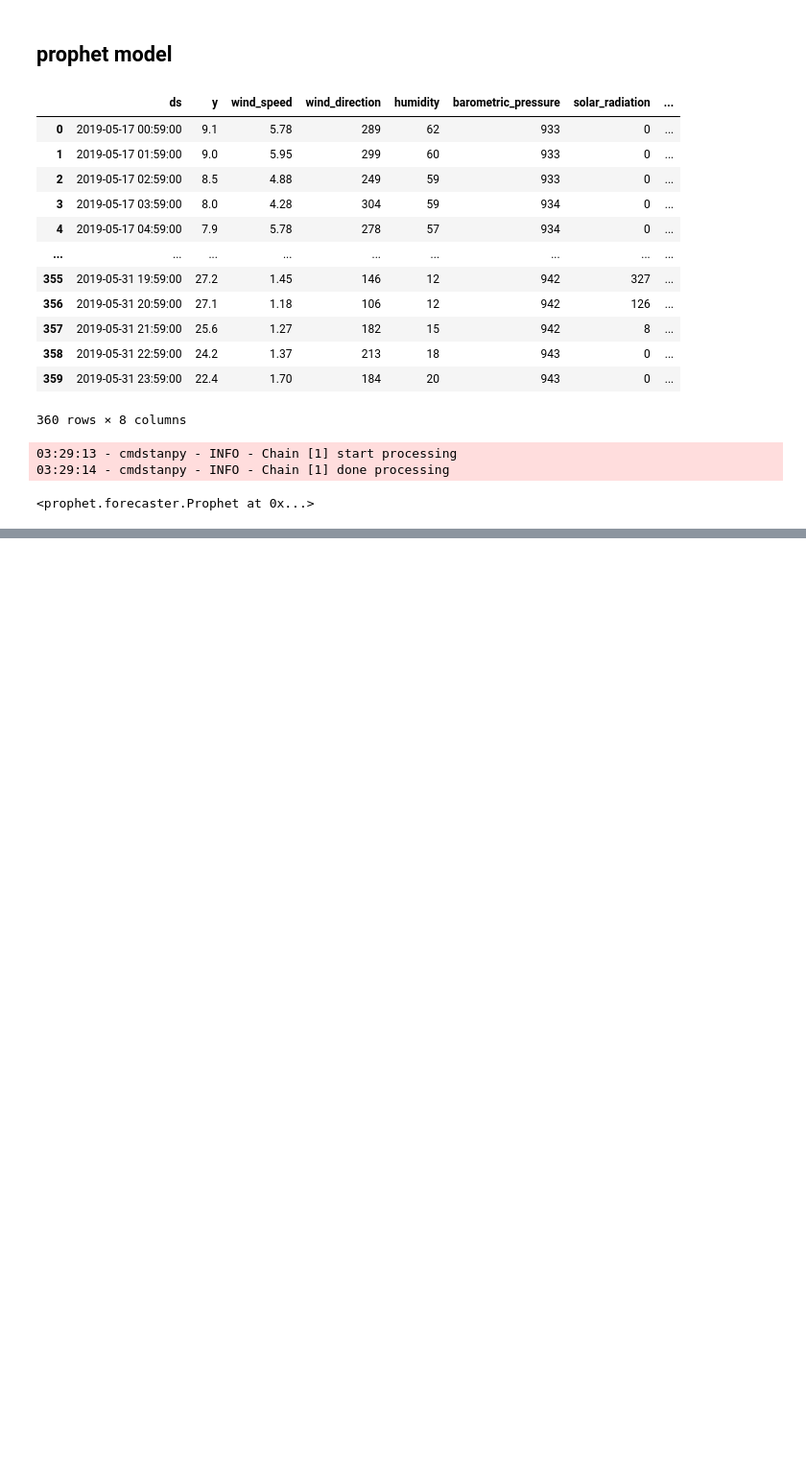
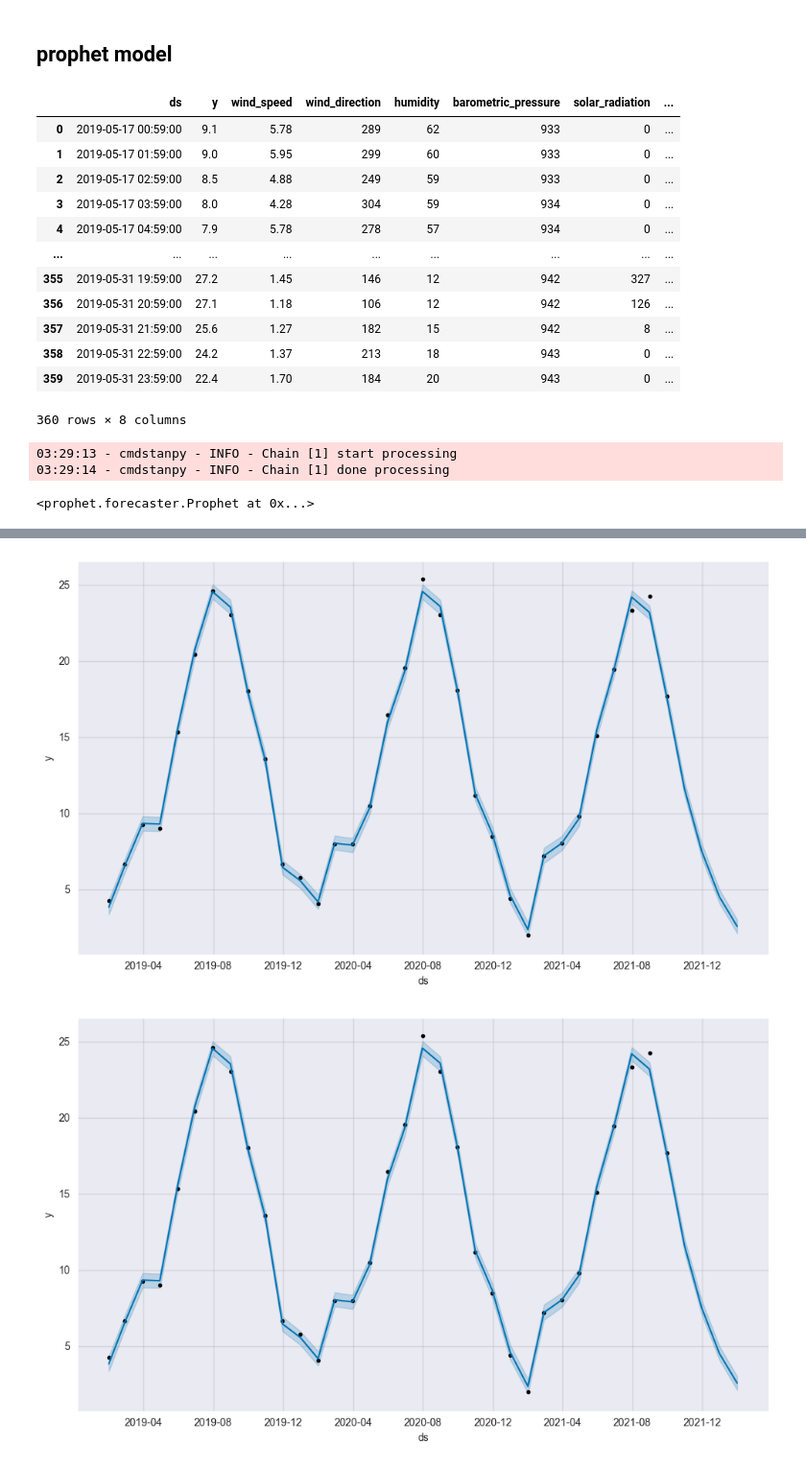
Before and after one commit to ideaguy3d/data-engineering-practice, a Jupyter notebook: _maven/regression/s13_time_series_analysis.ipynb, the cells around one changed output, grey strips where cells are left out. Shown at 96% size. Drawn from its saved outputs; the diff is of its cells as text; code cells hidden in the pictures; blank space fills up the shorter version.

```diff
--- a/_maven/regression/s13_time_series_analysis.ipynb
+++ b/_maven/regression/s13_time_series_analysis.ipynb
@@ -118,0 +160,11 @@ model.fit(weather_train)
+# %%
+weather = pd.read_csv('data/madrid_weather.csv', parse_dates=['time'])
+monthly_weather = (
+    weather
+    .set_index('time')
+    .resample('M')
+    .agg({'temperature': 'mean'})
+    .reset_index()
+    .rename(columns={'time': 'ds', 'temperature': 'y'})
+)
+monthly_weather
@@ -118,0 +191,4 @@ model.fit(weather_train)
+# %%
+# train on first 8 months
+train = monthly_weather[:-4]
+train
@@ -118,0 +225,3 @@ model.fit(weather_train)
+# %%
+model = Prophet()
+model.fit(train)
@@ -118,0 +232,7 @@ model.fit(weather_train)
+# %%
+future_df = model.make_future_dataframe(periods=4, freq='M')
+forecast_df = model.predict(future_df)
+model.plot(forecast_df)
+# %% [output]
+[figure, added]
+[figure, added]
```
Also changed, not shown: parts of 12 cells of this notebook.
